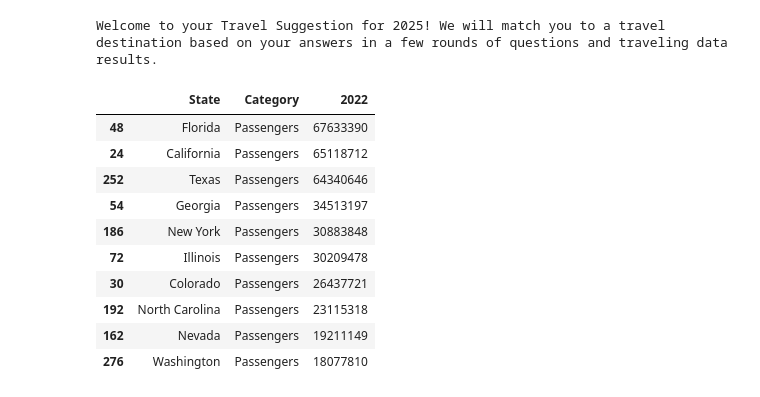
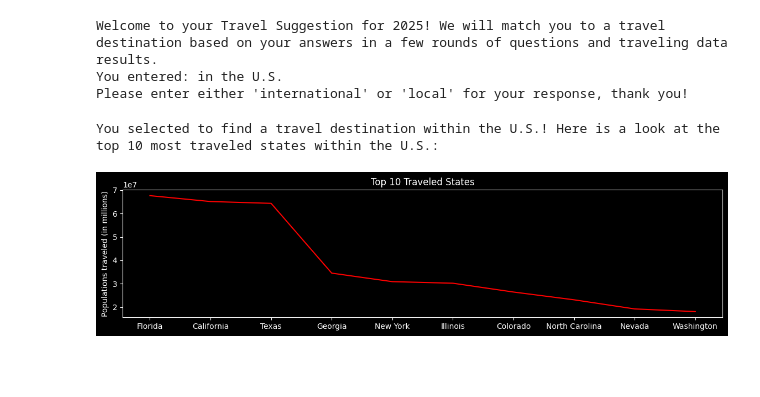
Before and after one commit to kimberly7123/Travel-Suggestions-2025, a Jupyter notebook: travel-match-project/Code.ipynb, the cells around one changed output. Drawn from its saved outputs; the diff is of its cells as text; code cells hidden in the pictures; blank space fills up the shorter version.

```diff
--- a/travel-match-project/Code.ipynb
+++ b/travel-match-project/Code.ipynb
@@ -6,42 +6,67 @@ import pandas as pd
 #read all csv files and make the travel destinations be the index
 states = pd.read_csv("state_travel.csv")
 international = pd.read_csv("international_travel.csv")
-#states.head(20)
-#international.head(50)
 
 # API Links
 #response = requests.get("https://api.openweathermap.org/data/3.0/onecall/overview?lat={lat}&lon={lon}&appid={api_key}")
 #api_url = f"https://api.openweathermap.org/data/3.0/onecall/overview?lat={lat}&lon={lon}&appid={api_key}"
 
-# First we'll introduce the project to the user and ask the first questions to start l_ooking at locations
+# First we'll introduce the project to the user and ask the first questions to start looking at which category of locations we should ask about
 print('Welcome to your Travel Suggestion for 2025! We will match you to a travel destination based on your answers in a few rounds of questions and traveling data results.')
-location = input(f"First up, would you like to find a travel location internationally or within the U.S.?") # ERROR HANDLING to ensure answer can only be international or local -> Please enter either 'international' or 'local' for travel locations within the U.S.
+
+# We will use an error handling to ensure answer is either 'local' or 'international
+intro_answers = ['international', 'local']
+
+while True:
+    try:
+        location = input(f"First up, would you like to find a travel location internationally or within the U.S.? Please enter 'international' or 'local' for travel locations within the U.S.")
+        if location not in intro_answers:
+            raise Exception
+        break
+    except Exception:
+        print(f"You entered: {location} \nPlease enter either 'international' or 'local' for your response, thank you!")
 # %% [output]
 Welcome to your Travel Suggestion for 2025! We will match you to a travel destination based on your answers in a few rounds of questions and traveling data results.
+You entered: in the U.S.
+Please enter either 'international' or 'local' for your response, thank you!
 # %%
 # Organize and find top 10 for INTERNATIONAL destinations and LOCAL/U.S. STATE destinations #
 
-#International dataset contains data from 1970-2020 for each country, NaN values, and other components as well. The use of filtering, conditions, and dropping missing values will be needed to help find the 10 countries with the largest amounts of traveling in a year and not including the U.S.
+# International dataset contains data from 1970-2020 for each country, NaN values, and other components as well. The use of filtering, conditions, and dropping missing values will be needed to help find the 10 countries with the largest amounts of traveling in a year and not including the U.S.
 travel_year = international[international['Year'] == 2019]
 countries_only = travel_year[travel_year['Code'].str.len() <= 3].dropna()
 international_only = countries_only[countries_only['Code'] != 'USA']
 highest_international = international_only.nlargest(10, "Air transport, passengers carried")
 highest_international
 
-#State dataset contains only values from 2022 so no filtering by year will be needed. However the dataset does contain multiple categories for each state so we will need to filter in order to only obtain the 'Passenger' values
+# State dataset contains only values from 2022 so no filtering by year will be needed. However the dataset does contain multiple categories for each state so we will need to filter in order to only obtain the 'Passenger' values
 states_passengers = states[states['Category'] == 'Passengers'].dropna()
 states_passengers['2022'] = states_passengers['2022'].str.replace(",", "").round().astype(int)
 states_highest = states_passengers.nlargest(10, '2022')
 states_highest
+
+# Create visual graphs to show top 10 travel destinations based on what the user selected #
+import matplotlib.pyplot as plt
+
+if (location == 'local'):
+    print('You selected to find a travel destination within the U.S.! Here is a look at the top 10 most traveled states within the U.S.:')
+
+    plt.figure(figsize=(14, 3))
+    plt.plot(states_highest['State'], states_highest['2022'], color = 'red')
+    plt.title('Top 10 Traveled States')
+    plt.ylabel('Populations traveled (in millions)')
+    plt.style.use('dark_background')
+    plt.show
+
+else:
+    print('You selected to find a travel destination internationally! Here is a look at the top 10 most traveled countries around the world:')
+
+    plt.figure(figsize=(15, 3))
+    plt.plot(highest_international['Entity'], highest_international['Air transport, passengers carried'], color = 'cyan')
+    plt.title('Top 10 Traveled Countries')
+    plt.ylabel('Populations traveled (in millions)')
+    plt.style.use('dark_background')
+    plt.show
 # %% [output]
-|  | State | Category | 2022 |
-| 48 | Florida | Passengers | 67633390 |
-| 24 | California | Passengers | 65118712 |
-| 252 | Texas | Passengers | 64340646 |
-| 54 | Georgia | Passengers | 34513197 |
-| 186 | New York | Passengers | 30883848 |
-| 72 | Illinois | Passengers | 30209478 |
-| 30 | Colorado | Passengers | 26437721 |
-| 192 | North Carolina | Passengers | 23115318 |
-| 162 | Nevada | Passengers | 19211149 |
-| 276 | Washington | Passengers | 18077810 |
+You selected to find a travel destination within the U.S.! Here is a look at the top 10 most traveled states within the U.S.:
+[figure, added]
```
Also changed, not shown: parts of 10 cells of this notebook.
